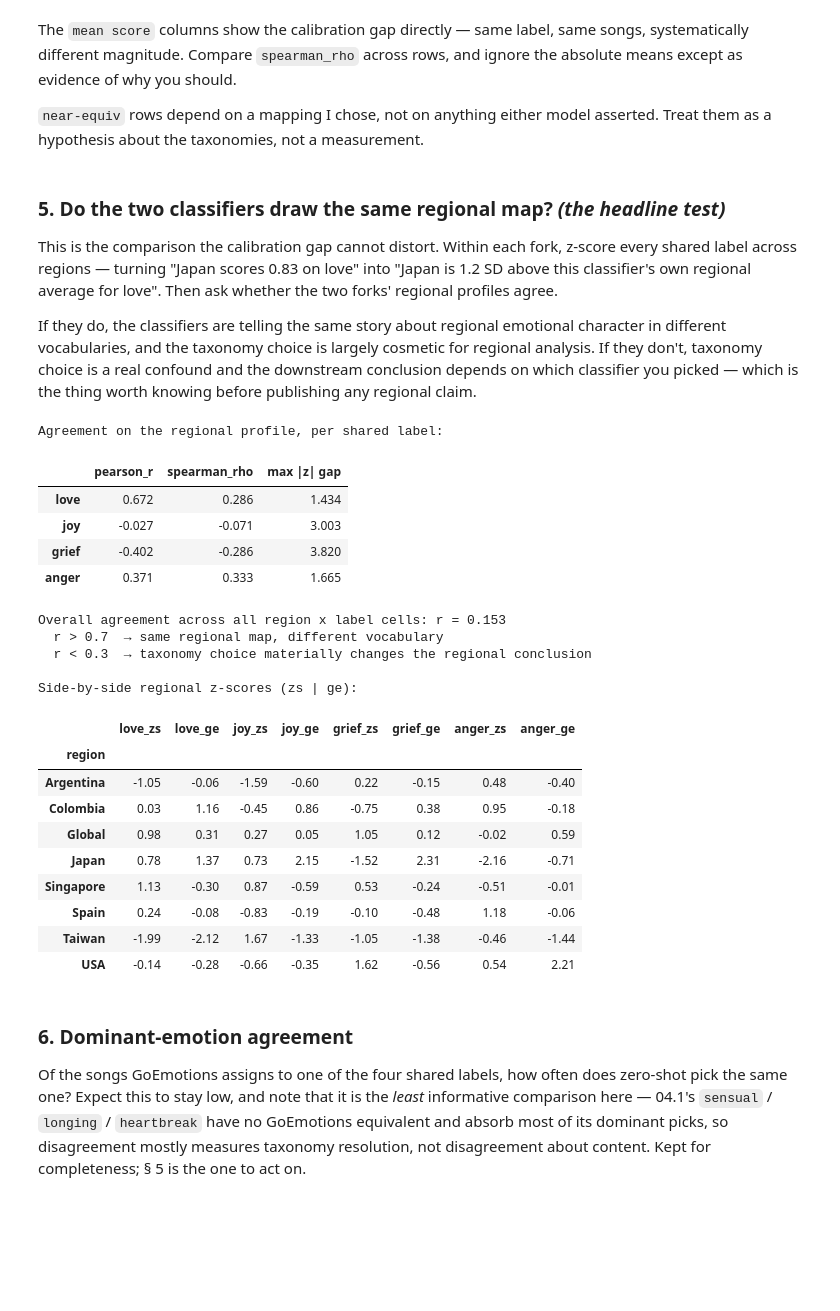
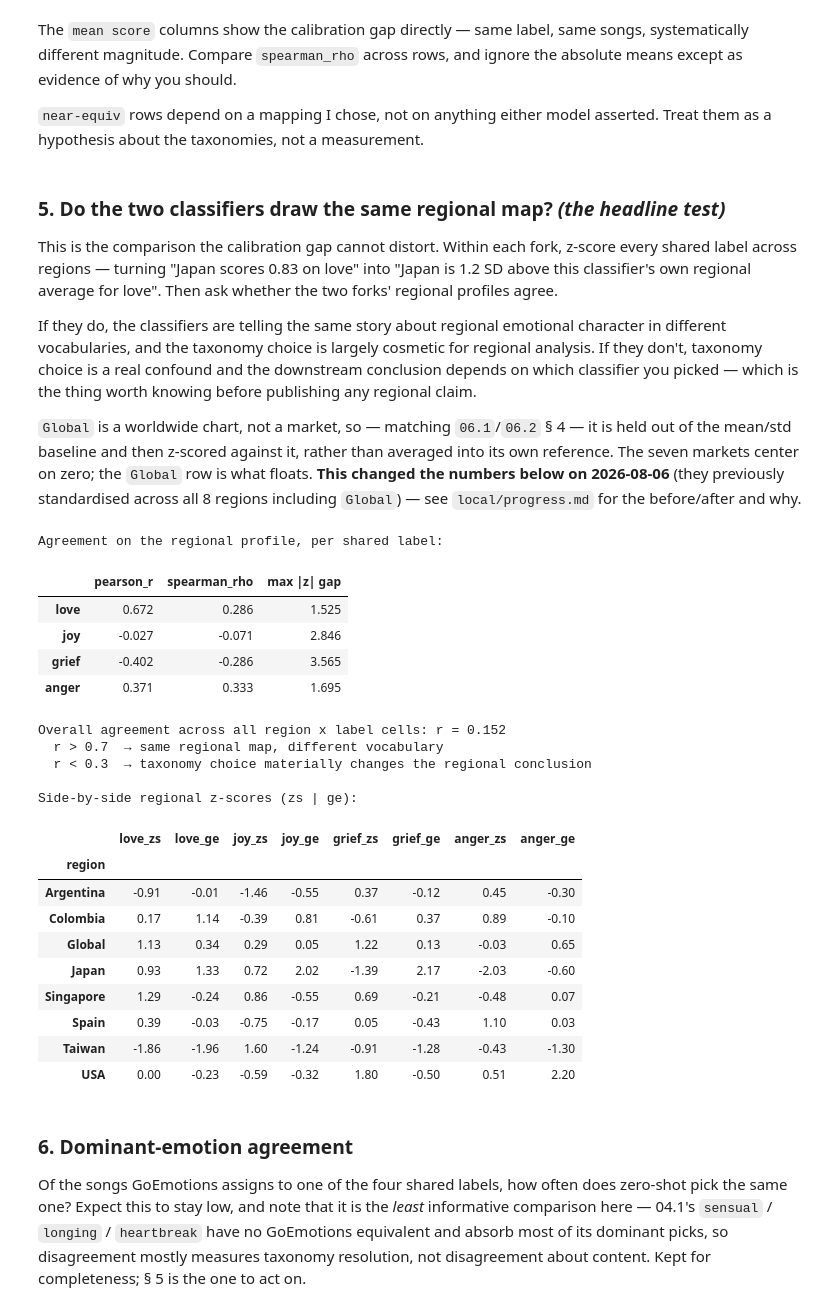
Before and after one commit to daisyllama/genius, a Jupyter notebook: notebooks/07_compare_classifiers.ipynb, the cells around one changed output. Cells and saved outputs as stored; diff of their text form; code cells hidden in the pictures; blank space fills up the shorter version.

Commit message:
recalulate emotion scores

```diff
--- a/notebooks/07_compare_classifiers.ipynb
+++ b/notebooks/07_compare_classifiers.ipynb
@@ -310,58 +310,70 @@ character in different vocabularies, and the taxonomy choice is largely
 cosmetic for regional analysis. If they don't, taxonomy choice is a real
 confound and the downstream conclusion depends on which classifier you picked —
 which is the thing worth knowing before publishing any regional claim.
+
+`Global` is a worldwide chart, not a market, so — matching `06.1`/`06.2` § 4 —
+it is held out of the mean/std baseline and then z-scored against it, rather
+than averaged into its own reference. The seven markets center on zero; the
+`Global` row is what floats. **This changed the numbers below on 2026-08-06**
+(they previously standardised across all 8 regions including `Global`) — see
+`local/progress.md` for the before/after and why.
 # %%
-def regional_z(df, cols, labels):
-    """Mean score per region, z-scored per label ACROSS regions (within-fork)."""
+def regional_z(df, cols, labels, ref_region="Global"):
+    """Mean score per region, z-scored per label against a market-only baseline.
+
+    `ref_region` is excluded from the mean/std (it's a worldwide chart, not a
+    market) and then scored against that baseline, matching 06.1/06.2 § 4.
+    """
     m = titles.merge(df[["spotify_uri"] + cols], on="spotify_uri", how="inner")
     means = m.groupby("region")[cols].mean()
-    z = (means - means.mean()) / means.std(ddof=0)
+    baseline = means.drop(index=ref_region) if ref_region in means.index else means
+    z = (means - baseline.mean()) / baseline.std(ddof=0)
     z.columns = labels
     return z
 
 zs_z = regional_z(zeroshot, [f"emotion_{l}" for l in SHARED_LABELS], SHARED_LABELS)
 ge_z = regional_z(goemotions, [f"emotion_{l}" for l in SHARED_LABELS], SHARED_LABELS)
 
 per_label = pd.DataFrame({
     "pearson_r": [pearsonr(zs_z[l], ge_z[l])[0] for l in SHARED_LABELS],
     "spearman_rho": [spearmanr(zs_z[l], ge_z[l])[0] for l in SHARED_LABELS],
     "max |z| gap": [(zs_z[l] - ge_z[l]).abs().max() for l in SHARED_LABELS],
 }, index=SHARED_LABELS).round(3)
 
 print("Agreement on the regional profile, per shared label:")
 display(per_label)
 
 flat = pearsonr(zs_z.values.ravel(), ge_z.values.ravel())[0]
 print(f"\nOverall agreement across all region x label cells: r = {flat:.3f}")
 print("  r > 0.7  → same regional map, different vocabulary")
 print("  r < 0.3  → taxonomy choice materially changes the regional conclusion")
 
 print("\nSide-by-side regional z-scores (zs | ge):")
 display(zs_z.join(ge_z, lsuffix="_zs", rsuffix="_ge")[
     [c for l in SHARED_LABELS for c in (f"{l}_zs", f"{l}_ge")]
 ].round(2))
 # %% [output]
 Agreement on the regional profile, per shared label:
 |  | pearson_r | spearman_rho | max |z| gap |
-| love | 0.672 | 0.286 | 1.434 |
-| joy | -0.027 | -0.071 | 3.003 |
-| grief | -0.402 | -0.286 | 3.820 |
-| anger | 0.371 | 0.333 | 1.665 |
+| love | 0.672 | 0.286 | 1.525 |
+| joy | -0.027 | -0.071 | 2.846 |
+| grief | -0.402 | -0.286 | 3.565 |
+| anger | 0.371 | 0.333 | 1.695 |
-Overall agreement across all region x label cells: r = 0.153
+Overall agreement across all region x label cells: r = 0.152
   r > 0.7  → same regional map, different vocabulary
   r < 0.3  → taxonomy choice materially changes the regional conclusion
 
 Side-by-side regional z-scores (zs | ge):
 |  | love_zs | love_ge | joy_zs | joy_ge | grief_zs | grief_ge | anger_zs | anger_ge |
 | region |  |  |  |  |  |  |  |  |
-| Argentina | -1.05 | -0.06 | -1.59 | -0.60 | 0.22 | -0.15 | 0.48 | -0.40 |
-| Colombia | 0.03 | 1.16 | -0.45 | 0.86 | -0.75 | 0.38 | 0.95 | -0.18 |
-| Global | 0.98 | 0.31 | 0.27 | 0.05 | 1.05 | 0.12 | -0.02 | 0.59 |
-| Japan | 0.78 | 1.37 | 0.73 | 2.15 | -1.52 | 2.31 | -2.16 | -0.71 |
-| Singapore | 1.13 | -0.30 | 0.87 | -0.59 | 0.53 | -0.24 | -0.51 | -0.01 |
-| Spain | 0.24 | -0.08 | -0.83 | -0.19 | -0.10 | -0.48 | 1.18 | -0.06 |
-| Taiwan | -1.99 | -2.12 | 1.67 | -1.33 | -1.05 | -1.38 | -0.46 | -1.44 |
-| USA | -0.14 | -0.28 | -0.66 | -0.35 | 1.62 | -0.56 | 0.54 | 2.21 |
+| Argentina | -0.91 | -0.01 | -1.46 | -0.55 | 0.37 | -0.12 | 0.45 | -0.30 |
+| Colombia | 0.17 | 1.14 | -0.39 | 0.81 | -0.61 | 0.37 | 0.89 | -0.10 |
+| Global | 1.13 | 0.34 | 0.29 | 0.05 | 1.22 | 0.13 | -0.03 | 0.65 |
+| Japan | 0.93 | 1.33 | 0.72 | 2.02 | -1.39 | 2.17 | -2.03 | -0.60 |
+| Singapore | 1.29 | -0.24 | 0.86 | -0.55 | 0.69 | -0.21 | -0.48 | 0.07 |
+| Spain | 0.39 | -0.03 | -0.75 | -0.17 | 0.05 | -0.43 | 1.10 | 0.03 |
+| Taiwan | -1.86 | -1.96 | 1.60 | -1.24 | -0.91 | -1.28 | -0.43 | -1.30 |
+| USA | 0.00 | -0.23 | -0.59 | -0.32 | 1.80 | -0.50 | 0.51 | 2.20 |
 # %% [markdown]
 ### 6. Dominant-emotion agreement
 
```
Also changed, not shown: parts of 1 cell of this notebook, 5 other files.
